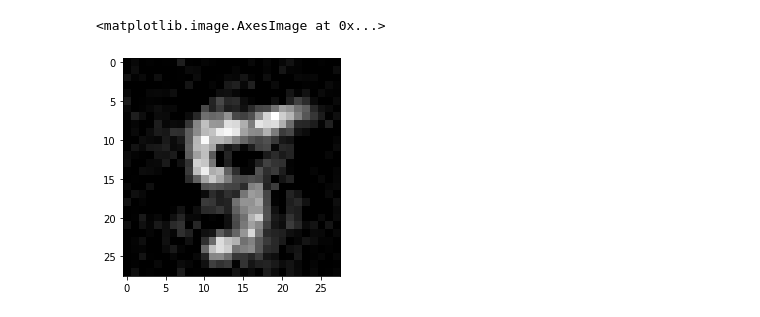
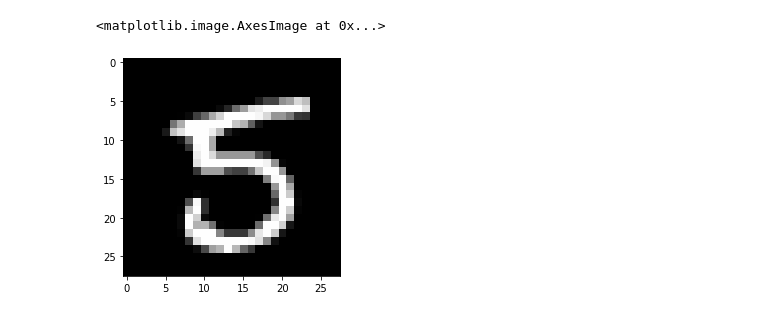
Before and after one commit to Distortedlogic/ALAE-MNIST, a Jupyter notebook: torch/pytorch.ipynb, the cells around one changed output. Saved outputs shown, nothing was run; the diff lists cells and outputs as text; code cells hidden in the pictures.

```diff
--- a/torch/pytorch.ipynb
+++ b/torch/pytorch.ipynb
@@ -60,7 +37,2 @@ plt.imshow(np.clip(img_tensors[idx: idx + 1], 0, 1)[0][0], cmap='gray')
-# %%
-plt.imshow(np.clip(gen_img, 0, 1), cmap='gray')
-# %% [output]
-<matplotlib.image.AxesImage at 0x...>
-[figure, removed]
 # %%
 torch.save(alae.state_dict(), './test.pt')
@@ -70,0 +54,5 @@ latentB = alae.e(nn_input[idxB:idxB + 1].reshape(1, 784 + 10))
+# %%
+plt.imshow(np.clip(img_tensors[idxA: idxA + 1], 0, 1)[0][0], cmap='gray')
+# %% [output]
+<matplotlib.image.AxesImage at 0x...>
+[figure, added]
```
Also changed, not shown: parts of 16 cells of this notebook, 2 other files.
